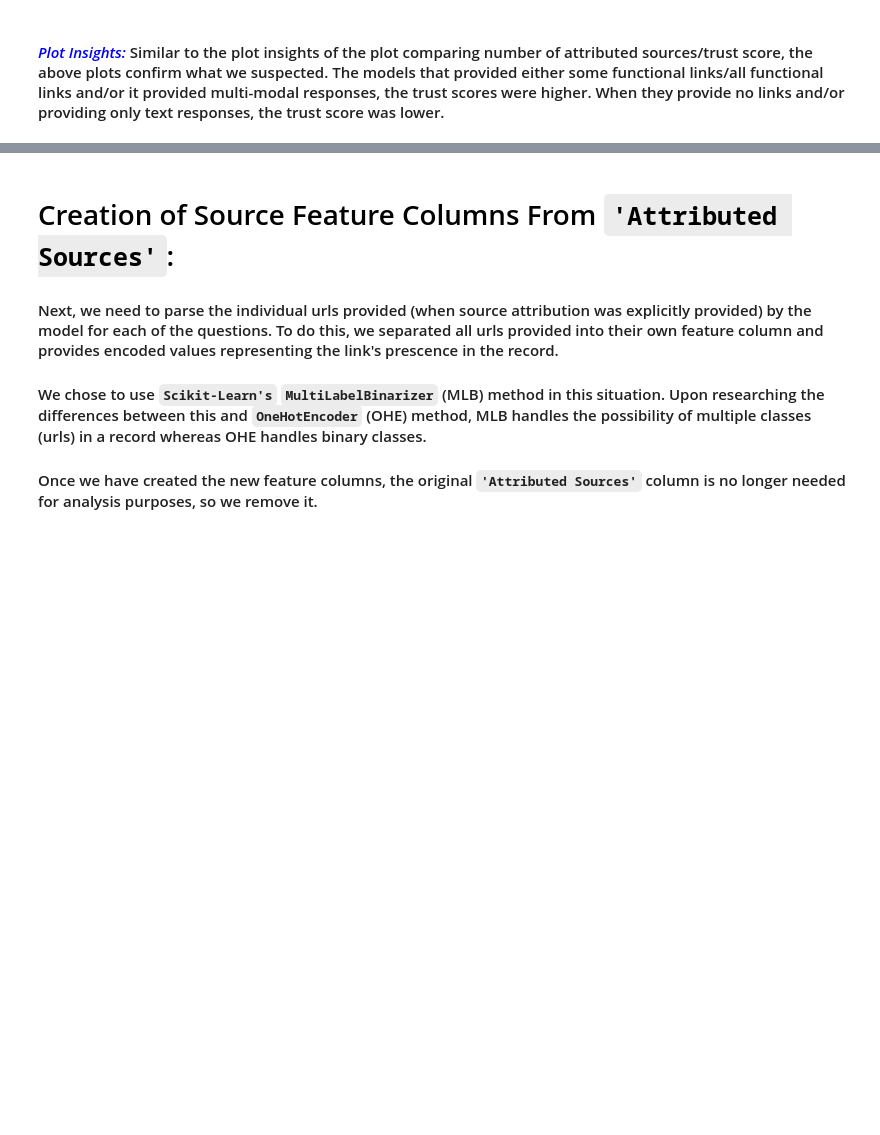
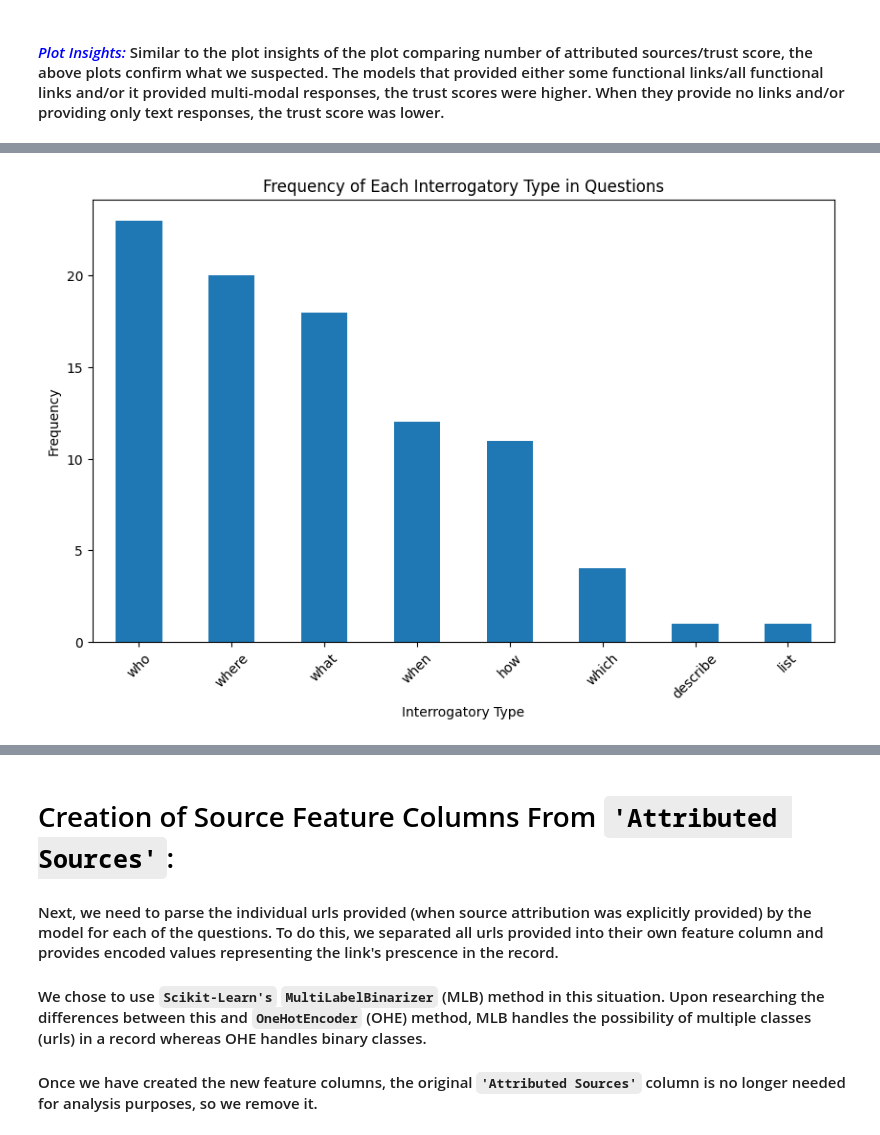
Before and after one commit to agreen8911/Building-Transparency-in-Search-Based-AI, a Jupyter notebook: data/eda.ipynb, the cells around one changed output, grey strips where cells are left out. Drawn from its saved outputs; the diff is of its cells as text; code cells hidden in the pictures; blank space fills up the shorter version.

```diff
--- a/data/eda.ipynb
+++ b/data/eda.ipynb
@@ -598,0 +603,3 @@ plt.show()
+# %%
+df_questions_analysis = df_trust_score.__deepcopy__()
+df_questions_analysis.head()
@@ -598,0 +613,12 @@ plt.show()
+# %%
+def identify_interrogatory(question):
+    interrogatories = ['where', 'why', 'what', 'who', 'how', 'when', 'which', 'describe', 'list', 'for which']
+    question_lower = question.lower()
+    for interrogatory in interrogatories:
+        if f"{interrogatory} " in question_lower or question_lower.startswith(interrogatory):
+            return interrogatory.lower()
+    return None
+
+df_questions_analysis['Interrogatory'] = df_questions_analysis['Question'].apply(identify_interrogatory)
+
+df_questions_analysis
@@ -598,0 +639,14 @@ plt.show()
+# %%
+# Since our samples (questions) are the same for each model, we only need to analyze the first 100 rows of the dataset.
+
+first_100_interrogatories = df_questions_analysis['Interrogatory'].iloc[:100]
+
+plt.figure(figsize=(10, 6))
+first_100_interrogatories.value_counts().plot(kind='bar')
+plt.xlabel('Interrogatory Type')
+plt.ylabel('Frequency')
+plt.title('Frequency of Each Interrogatory Type in Questions')
+plt.xticks(rotation=45)
+plt.show()
+# %% [output]
+[figure, added]
```
Also changed, not shown: parts of 9 cells of this notebook, 9 other files.
